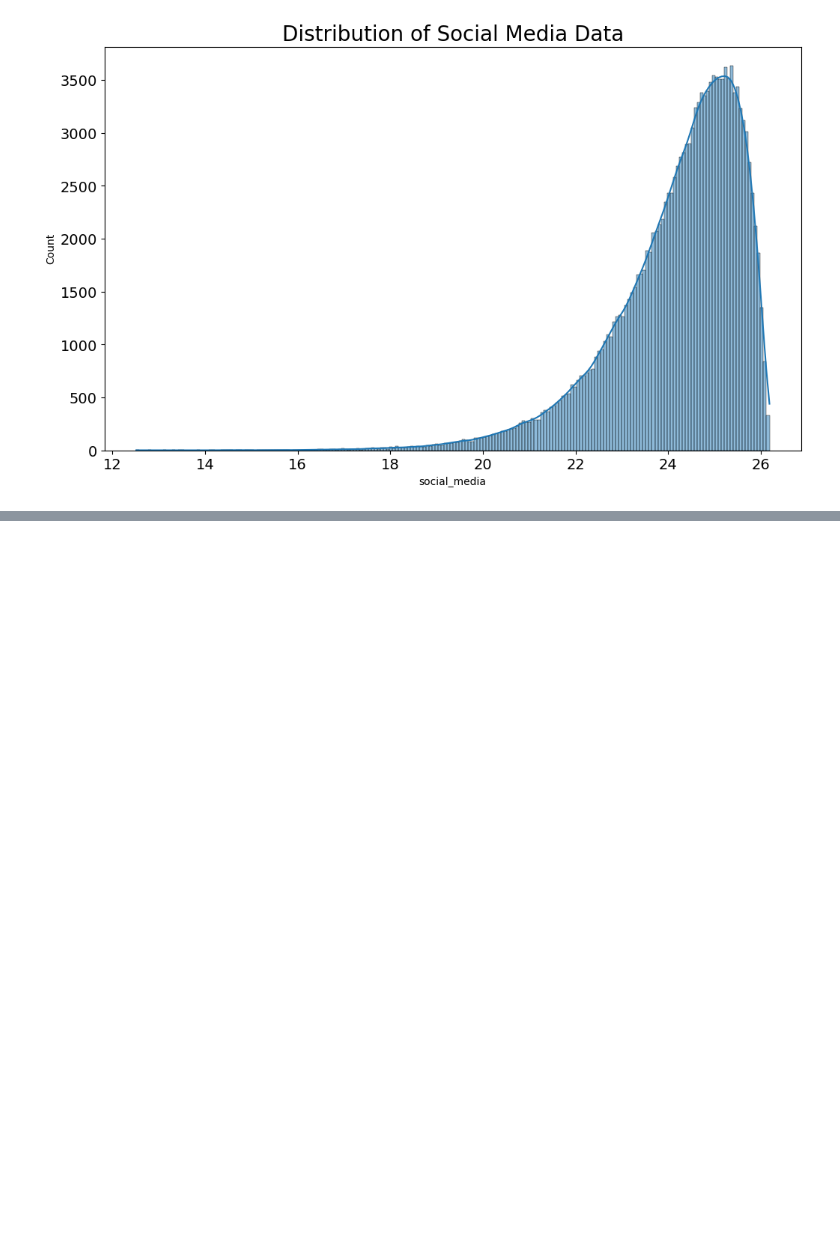
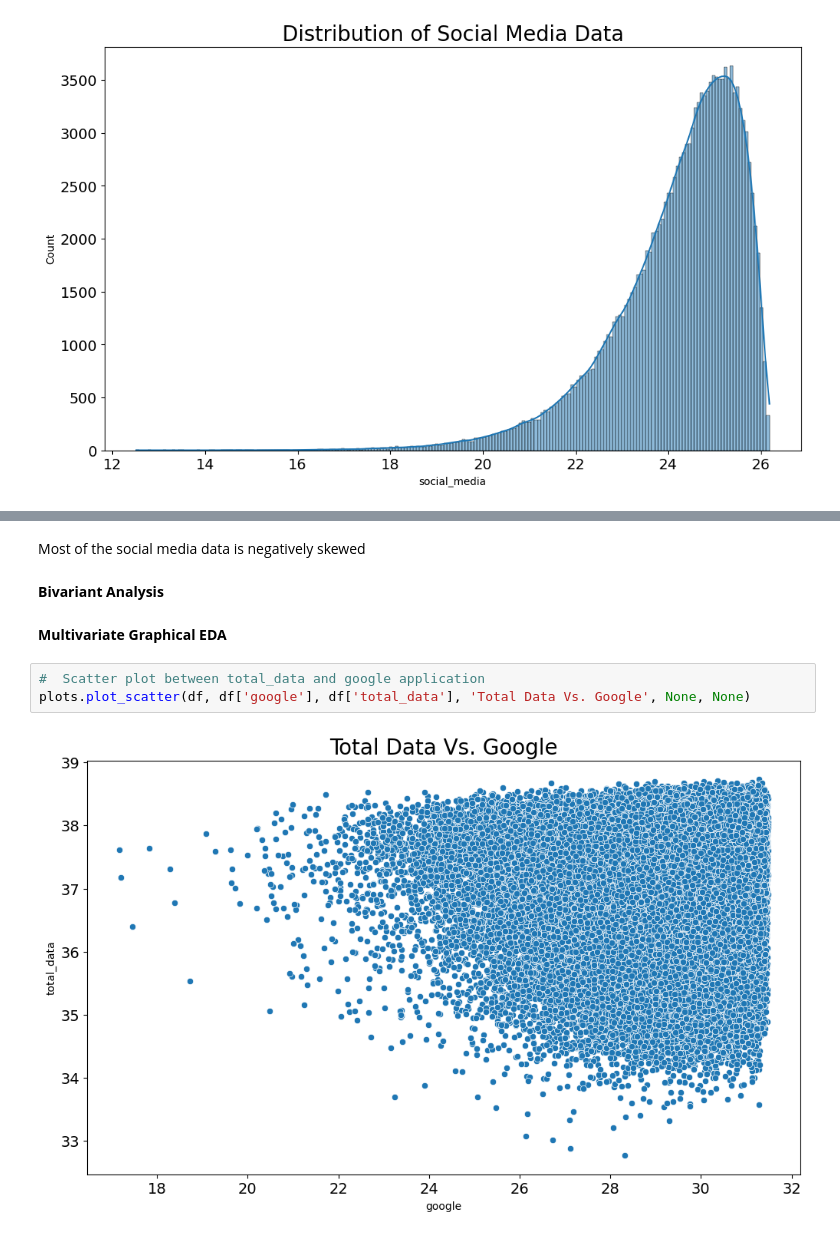
Before and after one commit to Basi10/Telecom-Data-Analysis, a Jupyter notebook: notebooks/overview_analysis.ipynb, the cells around one changed output, grey strips where cells are left out. Drawn from its saved outputs; the diff is of its cells as text; blank space fills up the shorter version.

Commit message:
performed Uni/Bivariate Analysis Variable transformations,Correlation Analysis,Dimensionality Reduction

```diff
--- a/notebooks/overview_analysis.ipynb
+++ b/notebooks/overview_analysis.ipynb
@@ -190,0 +203,11 @@ plots.plot_hist(df=df, column='social_media', title='Distribution of Social Medi
+# %% [markdown]
+Most of the social media data is negatively skewed
+# %% [markdown]
+**Bivariant Analysis**
+# %% [markdown]
+**Multivariate Graphical EDA**
+# %%
+#  Scatter plot between total_data and google application
+plots.plot_scatter(df, df['google'], df['total_data'], 'Total Data Vs. Google', None, None)
+# %% [output]
+[figure, added]
```
Also changed, not shown: parts of 60 cells of this notebook.
